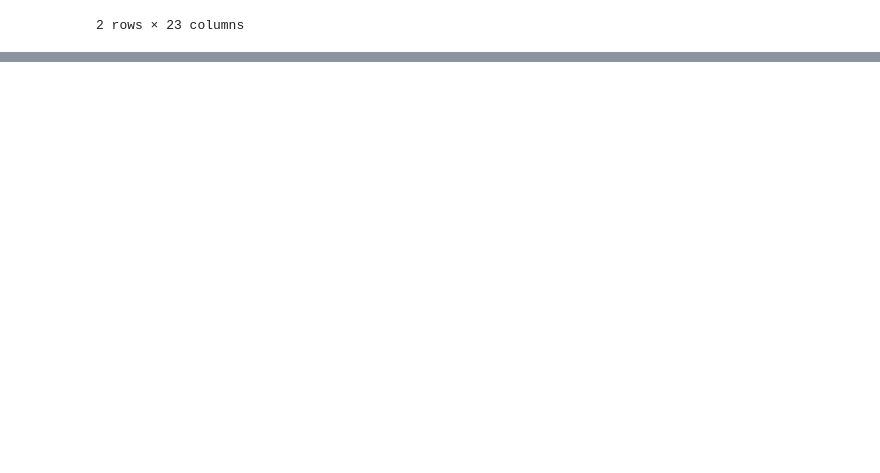
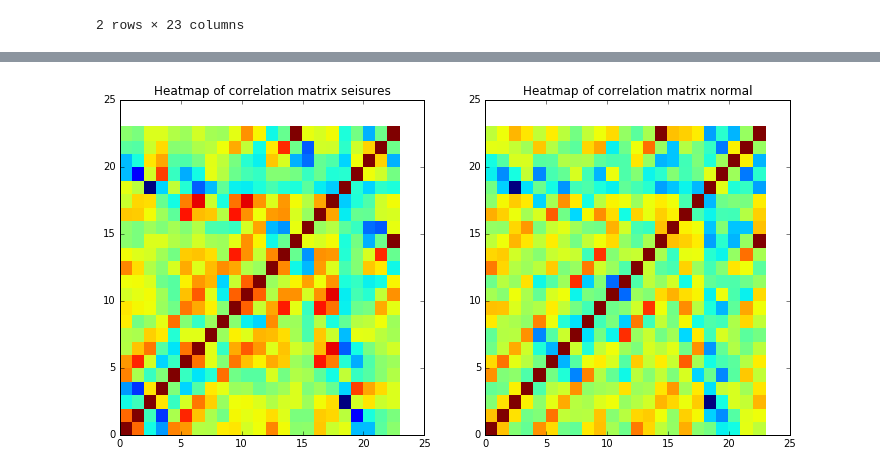
Before and after one commit to stiwarih/hssyp, a Jupyter notebook: Mile-45/Bend_Kumar_Smadja_Tiwari_CS109a_Seizures_Milestone_45-st.ipynb, the cells around one changed output, grey strips where cells are left out. Saved outputs shown, nothing was run; the diff lists cells and outputs as text; code cells hidden in the pictures; blank space fills up the shorter version.

Commit message:
normal vs seizers

```diff
--- a/Mile-45/Bend_Kumar_Smadja_Tiwari_CS109a_Seizures_Milestone_45-st.ipynb
+++ b/Mile-45/Bend_Kumar_Smadja_Tiwari_CS109a_Seizures_Milestone_45-st.ipynb
@@ -22,6 +22,7 @@ warnings.filterwarnings('ignore')
 # %%
 chb01_21_seisure_df = pd.read_csv('chb01_21_seisure.csv')
 chb01_26_seisure_df = pd.read_csv('chb01_26_seisure.csv')
+chb01_37_normal_1_df = pd.read_csv('chb01_37_normal_1.csv')
 print chb01_21_seisure_df.shape
 chb01_21_seisure_df.head(n=2)
 # %% [output]
@@ -43,3 +44,19 @@ plt.show()
+# %%
+# Compute matrix of correlation coefficients
+corr_matrix_chb01_37_normal_1_df = np.corrcoef(chb01_37_normal_1_df.T)
+corr_matrix_chb01_21_seisure_df = np.corrcoef(chb01_21_seisure_df.T)
+
+# Display heat map
+fig, (ax1, ax2) = plt.subplots(1, 2, figsize=(12, 6))
+
+ax1.pcolor(corr_matrix_chb01_21_seisure_df)
+ax2.pcolor(corr_matrix_chb01_37_normal_1_df)
+ax1.set_title('Heatmap of correlation matrix seisures')
+ax2.set_title('Heatmap of correlation matrix normal')
+
+plt.show()
+# %% [output]
+[figure, added]
 # %%
 plt.figure(figsize=(12,8))
 ts = np.arange(0, chb01_21_seisure_df.shape[0], 1)
```
Also changed, not shown: parts of 8 cells of this notebook.
